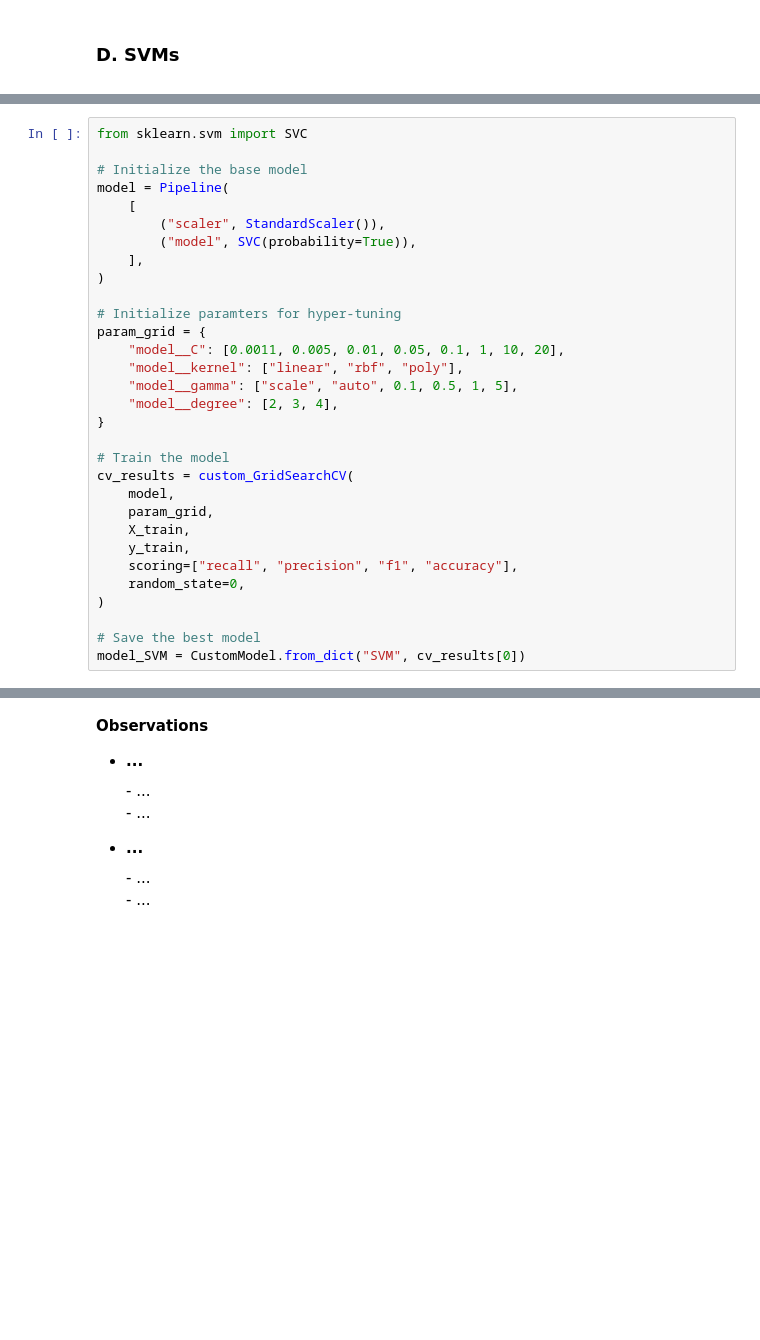
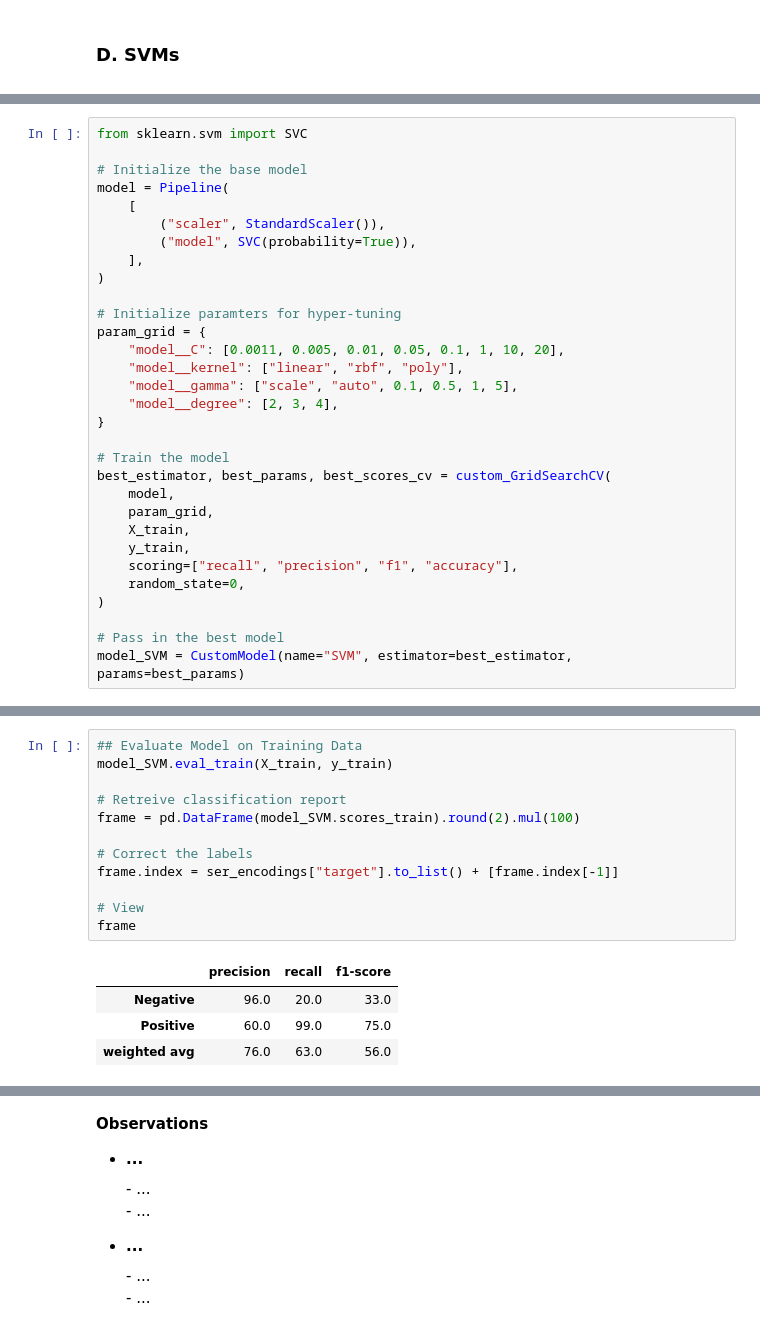
Before and after one commit to sal-siddiqui/heart-disease-prediction, a Jupyter notebook: my-attempt.ipynb, the cells around one changed output, grey strips where cells are left out. Drawn from its saved outputs; the diff is of its cells as text; blank space fills up the shorter version.

```diff
--- a/my-attempt.ipynb
+++ b/my-attempt.ipynb
@@ -1664,7 +1692,7 @@ param_grid = {
 }
 
 # Train the model
-cv_results = custom_GridSearchCV(
+best_estimator, best_params, best_scores_cv = custom_GridSearchCV(
     model,
     param_grid,
     X_train,
@@ -1673,8 +1701,8 @@ cv_results = custom_GridSearchCV(
     random_state=0,
 )
 
-# Save the best model
-model_SVM = CustomModel.from_dict("SVM", cv_results[0])
+# Pass in the best model
+model_SVM = CustomModel(name="SVM", estimator=best_estimator, params=best_params)
 # %% [markdown]
 <div style="font-size:15px">
 
@@ -1743,0 +1738,17 @@ custom_classification_report(y_test, y_pred, labels=labels)
+# %%
+## Evaluate Model on Training Data
+model_SVM.eval_train(X_train, y_train)
+
+# Retreive classification report
+frame = pd.DataFrame(model_SVM.scores_train).round(2).mul(100)
+
+# Correct the labels
+frame.index = ser_encodings["target"].to_list() + [frame.index[-1]]
+
+# View
+frame
+# %% [output]
+|  | precision | recall | f1-score |
+| Negative | 96.0 | 20.0 | 33.0 |
+| Positive | 60.0 | 99.0 | 75.0 |
+| weighted avg | 76.0 | 63.0 | 56.0 |
```
Also changed, not shown: parts of 20 cells of this notebook, 1 other file.
